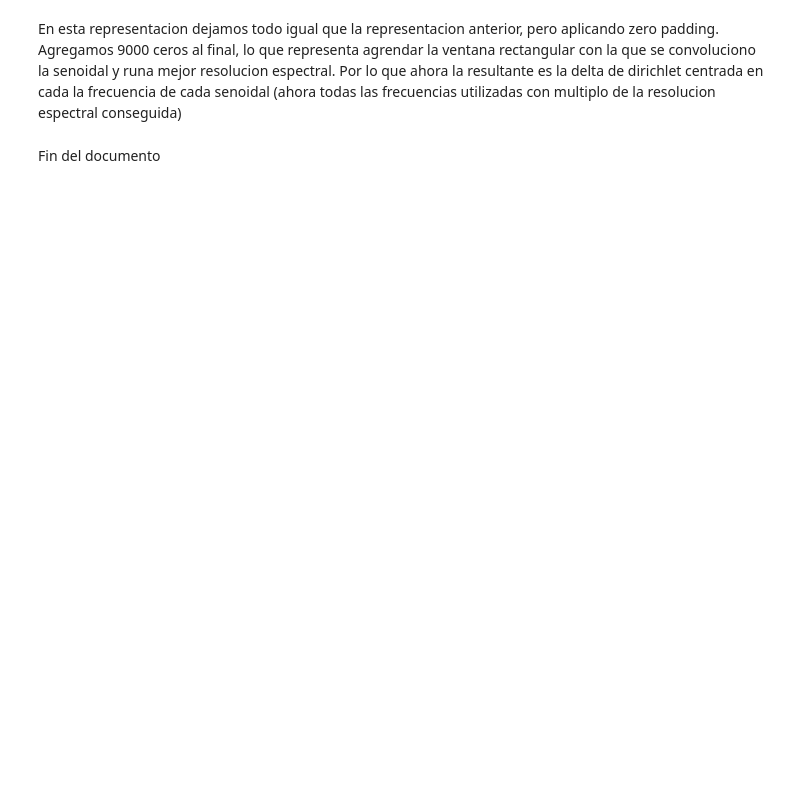
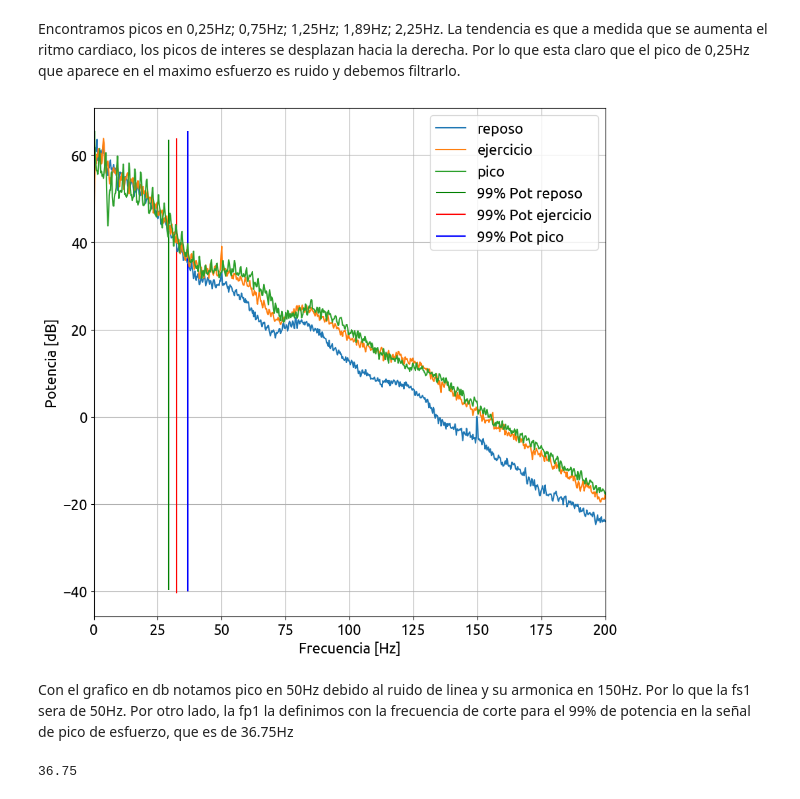
Before and after one commit to phrom89/PDS, a Jupyter notebook: notebookTS9.ipynb, the cells around one changed output. Saved outputs shown, nothing was run; the diff lists cells and outputs as text; code cells hidden in the pictures; blank space fills up the shorter version.

```diff
--- a/notebookTS9.ipynb
+++ b/notebookTS9.ipynb
@@ -173,6 +107,68 @@ plt.show()
-# %% [markdown]
-En esta representacion dejamos todo igual que la representacion anterior, pero aplicando zero padding. Agregamos 9000 ceros al final, lo que representa agrendar la ventana rectangular con la que se convoluciono la senoidal y runa mejor resolucion espectral. Por lo que ahora la resultante es la delta de dirichlet centrada en cada la frecuencia de cada senoidal (ahora todas las frecuencias utilizadas con multiplo de la resolucion espectral conseguida)
-# %% [markdown]
-
-
-Fin del documento
+# %% [markdown]
+Encontramos picos en 0,25Hz; 0,75Hz; 1,25Hz; 1,89Hz; 2,25Hz.
+La tendencia es que a medida que se aumenta el ritmo cardiaco, los picos de interes se desplazan hacia la derecha. Por lo que esta claro que el pico de 0,25Hz que aparece en el maximo esfuerzo es ruido y debemos filtrarlo.
+# %%
+#Buscamos la frecuencia de corte para un bw que represente el 90%, 95% y 99% de potencia de la señal
+#para los tres casos.
+
+bw90 = 0.90
+bw95 = 0.95
+bw99 = 0.99
+
+index_Energia = np.where(np.cumsum(Pxx_reposo)/np.sum(Pxx_reposo) > bw90)[0]
+W_corte90rep = ff[index_Energia[0]]
+
+index_Energia = np.where(np.cumsum(Pxx_reposo)/np.sum(Pxx_reposo) > bw95)[0]
+W_corte95rep = ff[index_Energia[0]]
+
+index_Energia = np.where(np.cumsum(Pxx_reposo)/np.sum(Pxx_reposo) > bw99)[0]
+W_corte99rep = ff[index_Energia[0]]
+
+index_Energia = np.where(np.cumsum(Pxx_ejercicio)/np.sum(Pxx_ejercicio) > bw90)[0]
+W_corte90ej = ff[index_Energia[0]]
+
+index_Energia = np.where(np.cumsum(Pxx_ejercicio)/np.sum(Pxx_ejercicio) > bw95)[0]
+W_corte95ej = ff[index_Energia[0]]
+
+index_Energia = np.where(np.cumsum(Pxx_ejercicio)/np.sum(Pxx_ejercicio) > bw99)[0]
+W_corte99ej = ff[index_Energia[0]]
+
+index_Energia = np.where(np.cumsum(Pxx_pico)/np.sum(Pxx_pico) > bw90)[0]
+W_corte90pic = ff[index_Energia[0]]
+
+index_Energia = np.where(np.cumsum(Pxx_pico)/np.sum(Pxx_pico) > bw95)[0]
+W_corte95pic = ff[index_Energia[0]]
+
+index_Energia = np.where(np.cumsum(Pxx_pico)/np.sum(Pxx_pico) > bw99)[0]
+W_corte99pic = ff[index_Energia[0]]
+
+
+
+
+plt.figure(1)
+plt.clf()
+
+
+plt.plot(ff, 10*np.log10(Pxx_reposo), label = 'reposo')
+plt.plot(ff, 10*np.log10(Pxx_ejercicio), label = 'ejercicio')
+plt.plot(ff, 10*np.log10(Pxx_pico), label = 'pico')
+
+plt.vlines(W_corte99rep,np.min(10*np.log10(Pxx_reposo)),np.max(10*np.log10(Pxx_reposo)),label='99% Pot reposo',color='g')
+plt.vlines(W_corte99ej,np.min(10*np.log10(Pxx_ejercicio)),np.max(10*np.log10(Pxx_ejercicio)),label='99% Pot ejercicio',color='r')
+plt.vlines(W_corte99pic,np.min(10*np.log10(Pxx_pico)),np.max(10*np.log10(Pxx_pico)),label='99% Pot pico',color='b')
+
+plt.xlabel("Frecuencia [Hz]")
+plt.ylabel('Potencia [dB]')
+plt.xlim([0,200])
+plt.grid()
+plt.legend()
+
+plt.show()
+# %% [output]
+[figure, added]
+# %% [markdown]
+Con el grafico en db notamos pico en 50Hz debido al ruido de linea y su armonica en 150Hz. Por lo que la fs1 sera de 50Hz. Por otro lado, la fp1 la definimos con la frecuencia de corte para el 99% de potencia en la señal de pico de esfuerzo, que es de 36.75Hz
+# %%
+W_corte99pic
+# %% [output]
+36.75
```
Also changed, not shown: parts of 13 cells of this notebook, 1 other file.
